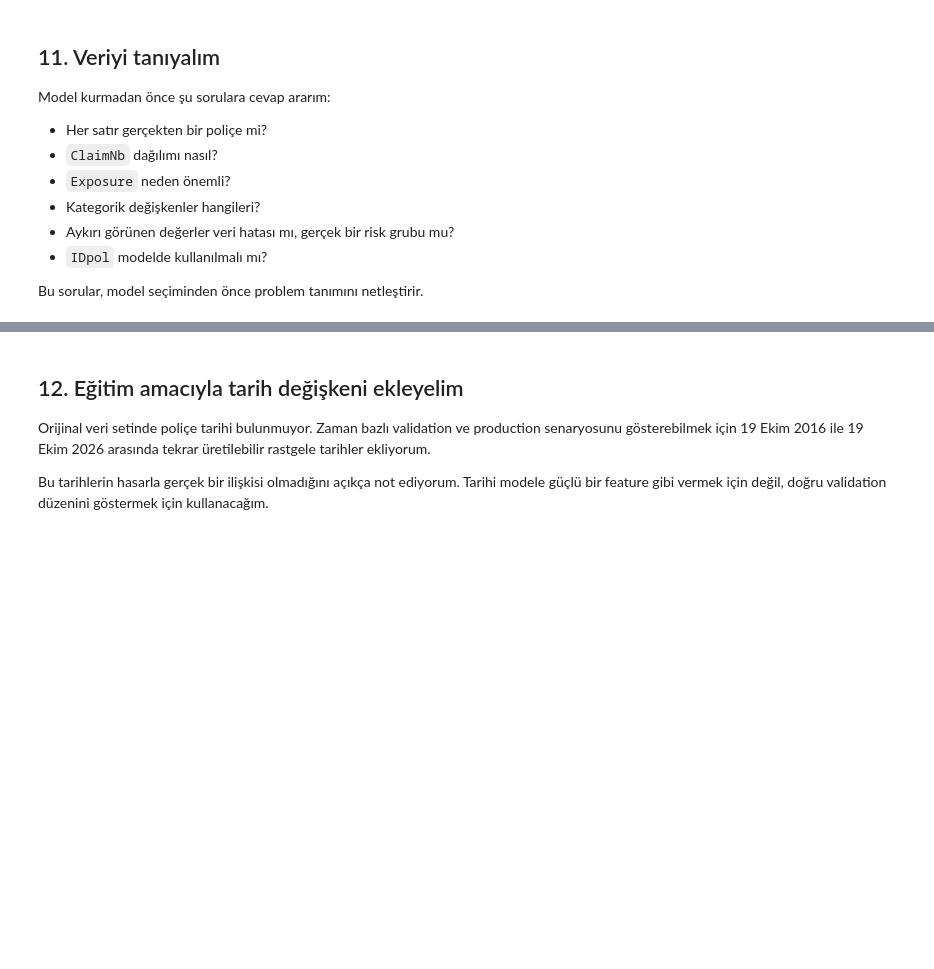
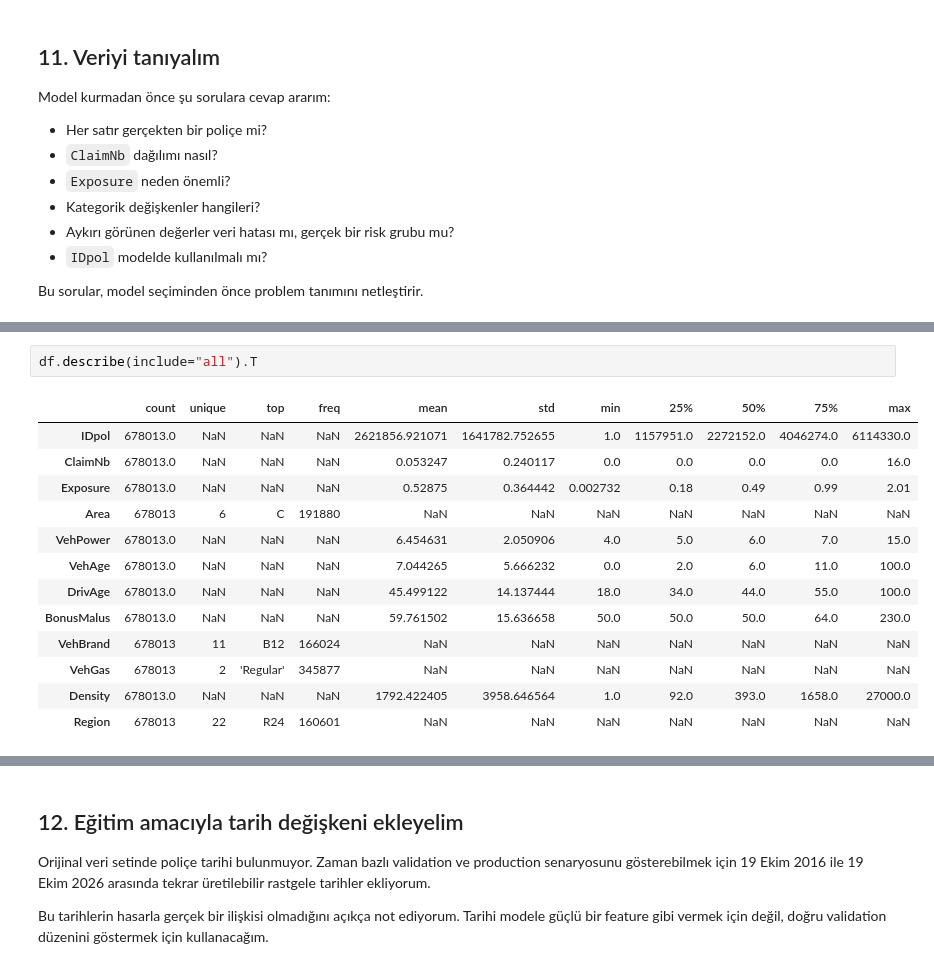
Before and after one commit to serkanars/modern-makine-ogrenmesi-mimarisi-gelistirme-dersi, a Jupyter notebook: hafta_4/Hafta_4_Boosting_Modelleri_ve_Bagging_Karsilastirmasi.ipynb, the cells around one changed output, grey strips where cells are left out. Cells and saved outputs as stored; diff of their text form; blank space fills up the shorter version.

```diff
--- a/hafta_4/Hafta_4_Boosting_Modelleri_ve_Bagging_Karsilastirmasi.ipynb
+++ b/hafta_4/Hafta_4_Boosting_Modelleri_ve_Bagging_Karsilastirmasi.ipynb
@@ -441,2 +551,18 @@ df.info()
+# %%
+df.describe(include="all").T
+# %% [output]
+|  | count | unique | top | freq | mean | std | min | 25% | 50% | 75% | max |
+| IDpol | 678013.0 | NaN | NaN | NaN | 2621856.921071 | 1641782.752655 | 1.0 | 1157951.0 | 2272152.0 | 4046274.0 | 6114330.0 |
+| ClaimNb | 678013.0 | NaN | NaN | NaN | 0.053247 | 0.240117 | 0.0 | 0.0 | 0.0 | 0.0 | 16.0 |
+| Exposure | 678013.0 | NaN | NaN | NaN | 0.52875 | 0.364442 | 0.002732 | 0.18 | 0.49 | 0.99 | 2.01 |
+| Area | 678013 | 6 | C | 191880 | NaN | NaN | NaN | NaN | NaN | NaN | NaN |
+| VehPower | 678013.0 | NaN | NaN | NaN | 6.454631 | 2.050906 | 4.0 | 5.0 | 6.0 | 7.0 | 15.0 |
+| VehAge | 678013.0 | NaN | NaN | NaN | 7.044265 | 5.666232 | 0.0 | 2.0 | 6.0 | 11.0 | 100.0 |
+| DrivAge | 678013.0 | NaN | NaN | NaN | 45.499122 | 14.137444 | 18.0 | 34.0 | 44.0 | 55.0 | 100.0 |
+| BonusMalus | 678013.0 | NaN | NaN | NaN | 59.761502 | 15.636658 | 50.0 | 50.0 | 50.0 | 64.0 | 230.0 |
+| VehBrand | 678013 | 11 | B12 | 166024 | NaN | NaN | NaN | NaN | NaN | NaN | NaN |
+| VehGas | 678013 | 2 | 'Regular' | 345877 | NaN | NaN | NaN | NaN | NaN | NaN | NaN |
+| Density | 678013.0 | NaN | NaN | NaN | 1792.422405 | 3958.646564 | 1.0 | 92.0 | 393.0 | 1658.0 | 27000.0 |
+| Region | 678013 | 22 | R24 | 160601 | NaN | NaN | NaN | NaN | NaN | NaN | NaN |
 # %%
 df.describe(include="all").T
```
Also changed, not shown: parts of 18 cells of this notebook, 2 other files.
